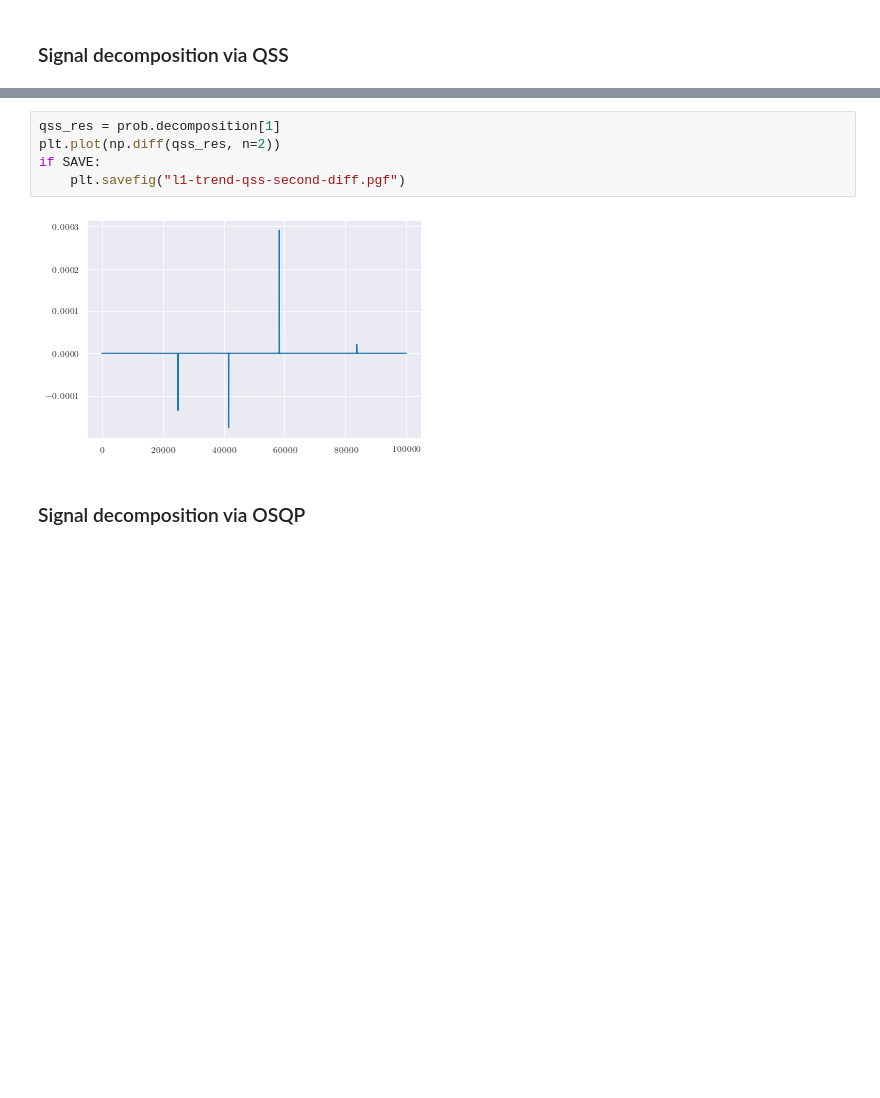
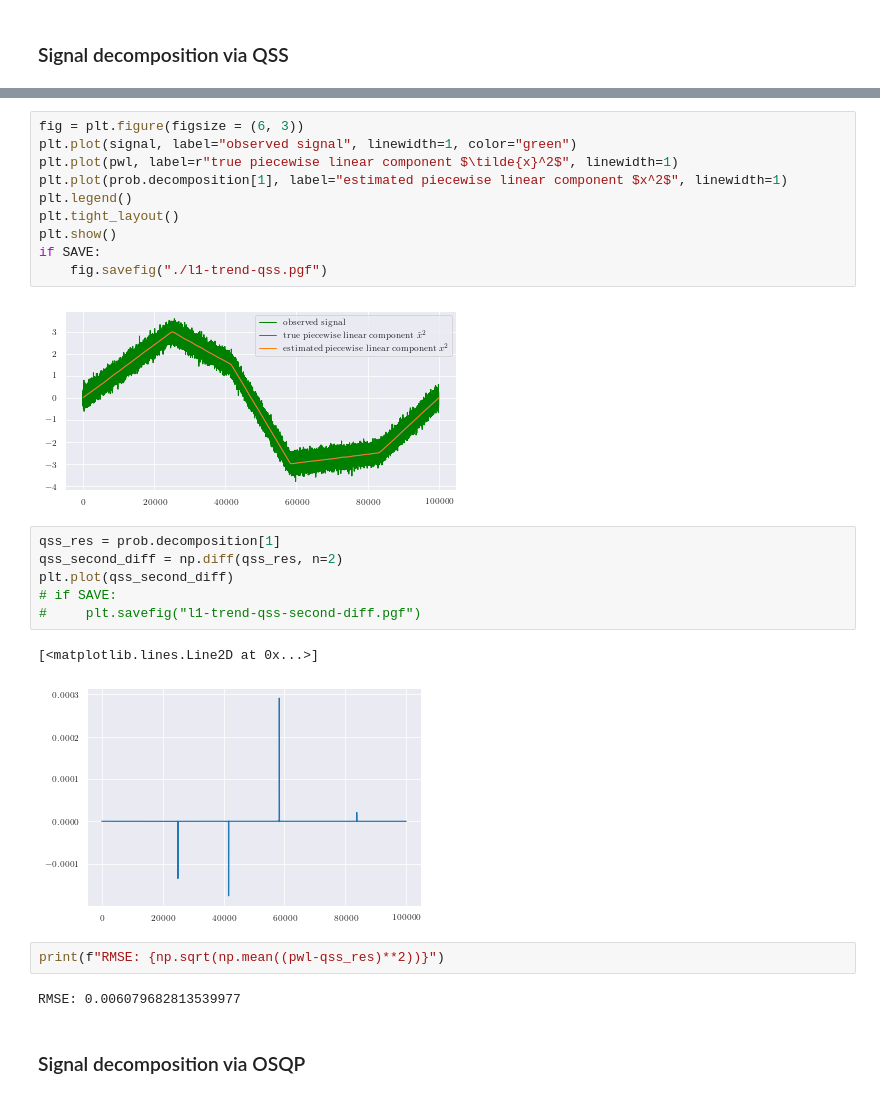
Before and after one commit to cvxgrp/qss, a Jupyter notebook: notebooks/paper/examples.ipynb, the cells around one changed output, grey strips where cells are left out. Cells and saved outputs as stored; diff of their text form; blank space fills up the shorter version.

```diff
--- a/notebooks/paper/examples.ipynb
+++ b/notebooks/paper/examples.ipynb
@@ -116,12 +117,30 @@ if SAVE:
 # %% [output]
 [figure]
+# %%
+fig = plt.figure(figsize = (6, 3))
+plt.plot(signal, label="observed signal", linewidth=1, color="green")
+plt.plot(pwl, label=r"true piecewise linear component $\tilde{x}^2$", linewidth=1)
+plt.plot(prob.decomposition[1], label="estimated piecewise linear component $x^2$", linewidth=1)
+plt.legend()
+plt.tight_layout()
+plt.show()
+if SAVE:
+    fig.savefig("./l1-trend-qss.pgf")
+# %% [output]
+[figure, added]
 # %%
 qss_res = prob.decomposition[1]
-plt.plot(np.diff(qss_res, n=2))
-if SAVE:
-    plt.savefig("l1-trend-qss-second-diff.pgf")
+qss_second_diff = np.diff(qss_res, n=2)
+plt.plot(qss_second_diff)
+# if SAVE:
+#     plt.savefig("l1-trend-qss-second-diff.pgf")
 # %% [output]
+[<matplotlib.lines.Line2D at 0x...>]
 [figure]
+# %%
+print(f"RMSE: {np.sqrt(np.mean((pwl-qss_res)**2))}")
+# %% [output]
+RMSE: 0.006079682813539977
 # %% [markdown]
 ### Signal decomposition via OSQP
 # %%
```
Also changed, not shown: parts of 9 cells of this notebook.
